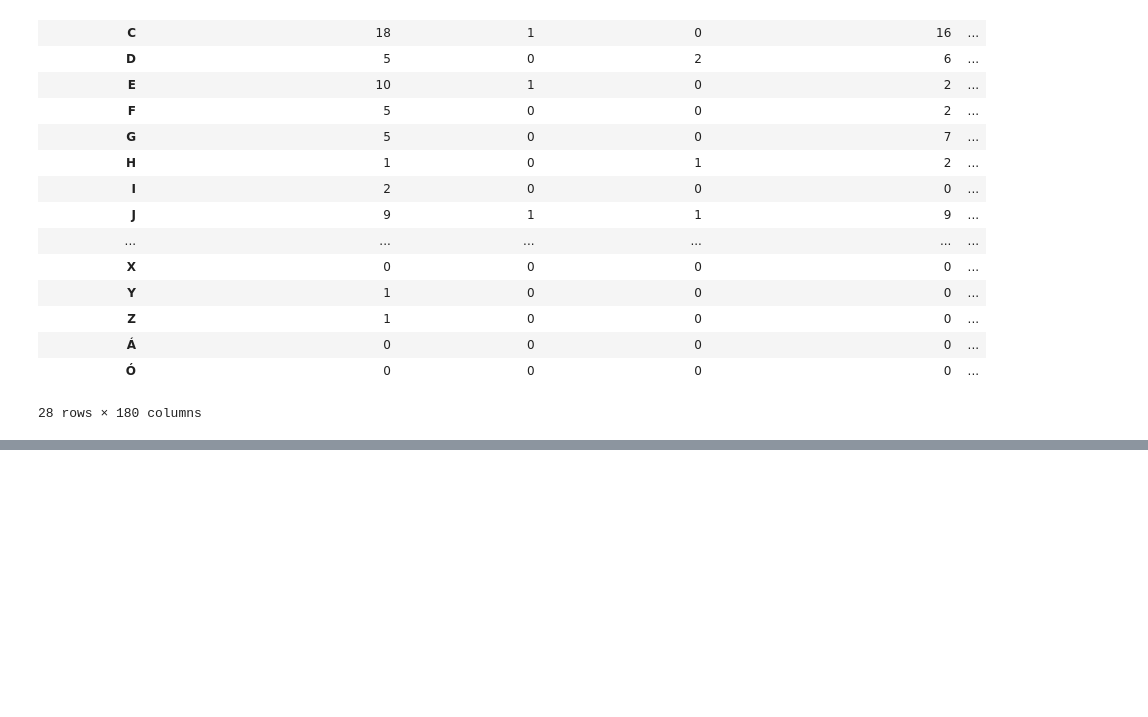
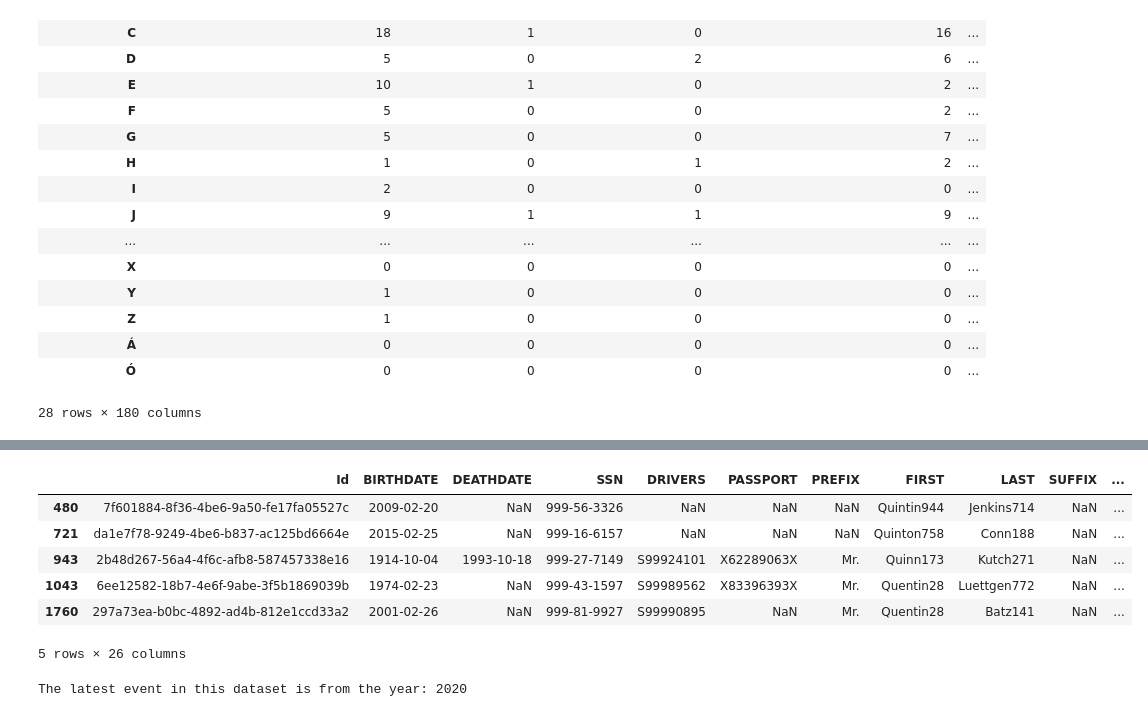
Before and after one commit to IGardocki/First-Initial-vs-Medical-Conditions, a Jupyter notebook: First_vs_medical_conditions.ipynb, the cells around one changed output, grey strips where cells are left out. Saved outputs shown, nothing was run; the diff lists cells and outputs as text; code cells hidden in the pictures; blank space fills up the shorter version.

```diff
--- a/First_vs_medical_conditions.ipynb
+++ b/First_vs_medical_conditions.ipynb
@@ -106,0 +321,33 @@ Name: A, dtype: int64
+# %%
+# also q patients
+q_patients = patients[patients['initial'] == 'Q']
+display(q_patients.head())
+# %% [output]
+|  | Id | BIRTHDATE | DEATHDATE | SSN | DRIVERS | PASSPORT | PREFIX | FIRST | LAST | SUFFIX | ... |
+| 480 | 7f601884-8f36-4be6-9a50-fe17fa05527c | 2009-02-20 | NaN | 999-56-3326 | NaN | NaN | NaN | Quintin944 | Jenkins714 | NaN | ... |
+| 721 | da1e7f78-9249-4be6-b837-ac125bd6664e | 2015-02-25 | NaN | 999-16-6157 | NaN | NaN | NaN | Quinton758 | Conn188 | NaN | ... |
+| 943 | 2b48d267-56a4-4f6c-afb8-587457338e16 | 1914-10-04 | 1993-10-18 | 999-27-7149 | S99924101 | X62289063X | Mr. | Quinn173 | Kutch271 | NaN | ... |
+| 1043 | 6ee12582-18b7-4e6f-9abe-3f5b1869039b | 1974-02-23 | NaN | 999-43-1597 | S99989562 | X83396393X | Mr. | Quentin28 | Luettgen772 | NaN | ... |
+| 1760 | 297a73ea-b0bc-4892-ad4b-812e1ccd33a2 | 2001-02-26 | NaN | 999-81-9927 | S99990895 | NaN | Mr. | Quentin28 | Batz141 | NaN | ... |
+5 rows × 26 columns
+# %%
+# Otitis media is overwhelmingly a pediatric condition, so seeing it show up as a "statistically significant" result
+# for a specific initial indicates that that first initial is more common in younger people.
+
+# determine when dataset was made
+conditions['START'] = pd.to_datetime(conditions['START'])
+reference_date = conditions['START'].max()
+ref_year = reference_date.year
+
+print(f"The latest event in this dataset is from the year: {ref_year}")
+
+# find age relative to reference year
+patients['BIRTHDATE'] = pd.to_datetime(patients['BIRTHDATE'])
+patients['age_at_event'] = ref_year - patients['BIRTHDATE'].dt.year
+
+# group above and below 18 (using the corrected age)
+patients['age_group'] = patients['age_at_event'].apply(
+    lambda x: 'Younger (<18)' if x < 18 else 'Older (>=18)'
+)
+# %% [output]
+The latest event in this dataset is from the year: 2020
```
Also changed, not shown: parts of 21 cells of this notebook.
